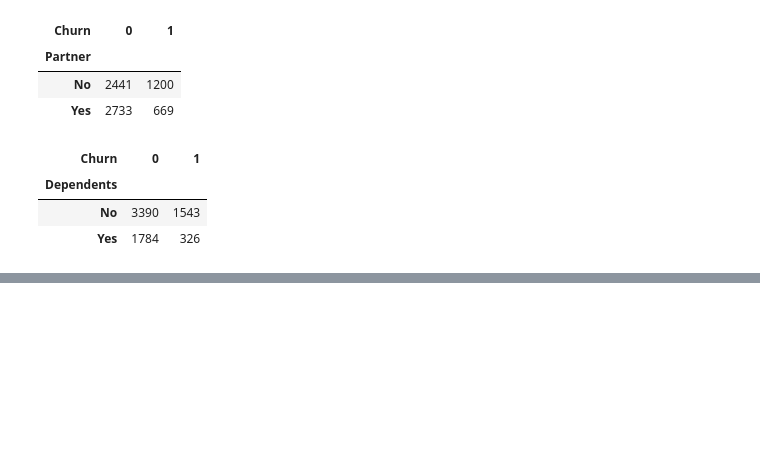
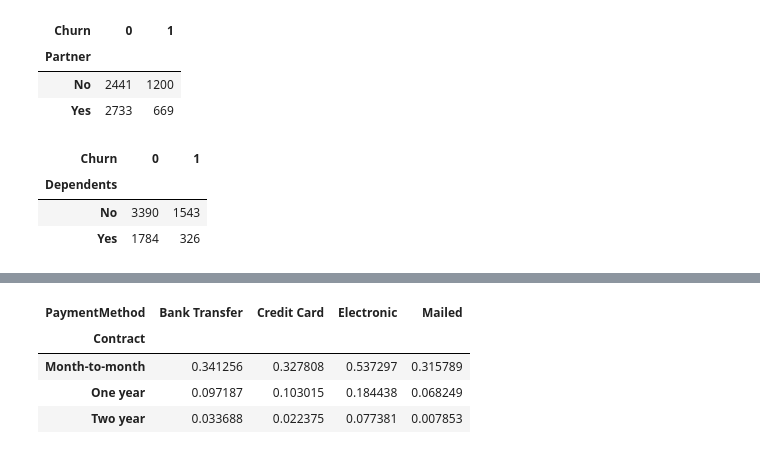
Before and after one commit to Priyanshu-Upadhyay-27/end-to-end-churn-ml, a Jupyter notebook: notebooks/EDA-Churn.ipynb, the cells around one changed output, grey strips where cells are left out. Saved outputs shown, nothing was run; the diff lists cells and outputs as text; code cells hidden in the pictures; blank space fills up the shorter version.

```diff
--- a/notebooks/EDA-Churn.ipynb
+++ b/notebooks/EDA-Churn.ipynb
@@ -549,0 +560,8 @@ pd.crosstab(cf["Dependents"], cf["Churn"])
+# %%
+pd.pivot_table(cf, values = "Churn", index = "Contract", columns = "PaymentMethod", aggfunc="mean")
+# %% [output]
+| PaymentMethod | Bank Transfer | Credit Card | Electronic | Mailed |
+| Contract |  |  |  |  |
+| Month-to-month | 0.341256 | 0.327808 | 0.537297 | 0.315789 |
+| One year | 0.097187 | 0.103015 | 0.184438 | 0.068249 |
+| Two year | 0.033688 | 0.022375 | 0.077381 | 0.007853 |
```
Also changed, not shown: parts of 1 cell of this notebook.
